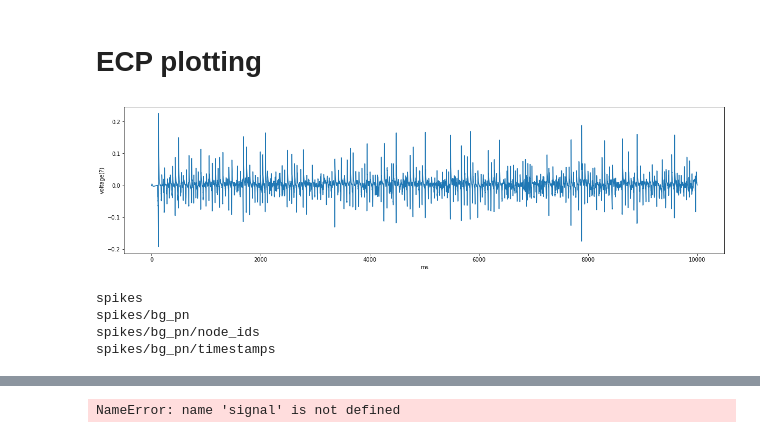
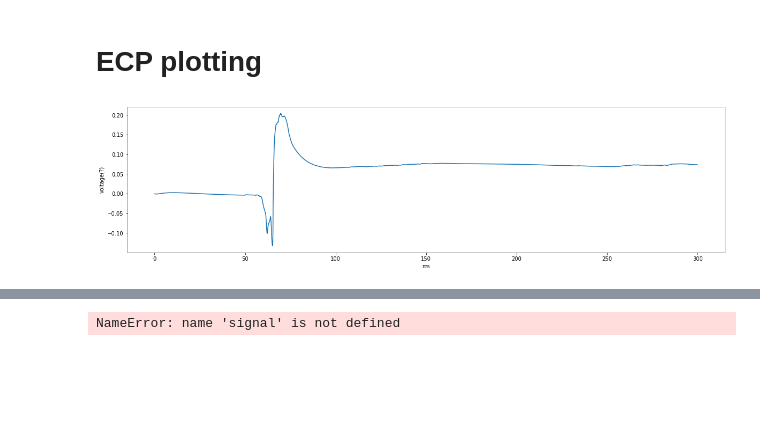
Before and after one commit to ddopp4877/CA1_model, a Jupyter notebook: CA1_exploration.ipynb, the cells around one changed output, grey strips where cells are left out. Saved outputs shown, nothing was run; the diff lists cells and outputs as text; code cells hidden in the pictures; blank space fills up the shorter version.

```diff
--- a/CA1_exploration.ipynb
+++ b/CA1_exploration.ipynb
@@ -390,30 +390,20 @@ else:
 # %% [markdown]
 # ECP plotting
 # %%
-#f = h5py.File('output/ecp.h5', 'r')
-f = h5py.File('/home/dpd4k4/CA1_Results/output_10s/ecp.h5', 'r')
+f = h5py.File('output/ecp.h5', 'r')
+#f = h5py.File('/home/dpd4k4/CA1_Results/output_10s/ecp.h5', 'r')
 data = f['ecp/data'][()]
 time = f['ecp/time'][()]
 f.close()
 # %%
-start,end = 0, 100000
+start,end = 0, 12000
 plt.figure(figsize=(20,5))
 plt.plot(np.arange(time[0],time[1],time[2])[start:end],data[start:end,0])
 #plt.xlim([175,200])
 plt.xlabel('ms')
 #plt.ylim([0,0.1])
 plt.ylabel('voltage(?)')
-plt.savefig('ecp.png',dpi=400)
+#plt.savefig('ecp.png',dpi=400)
 plt.show()
 # %% [output]
-[figure, old version]
+[figure, new version]
-# %%
-f = h5py.File('CA1_inputs/bg_pn_spikes.h5', 'r')
-f.visit(print)
-
-f.close()
-# %% [output]
-spikes
-spikes/bg_pn
-spikes/bg_pn/node_ids
-spikes/bg_pn/timestamps
```
Also changed, not shown: parts of 11 cells of this notebook, 7 other files.
